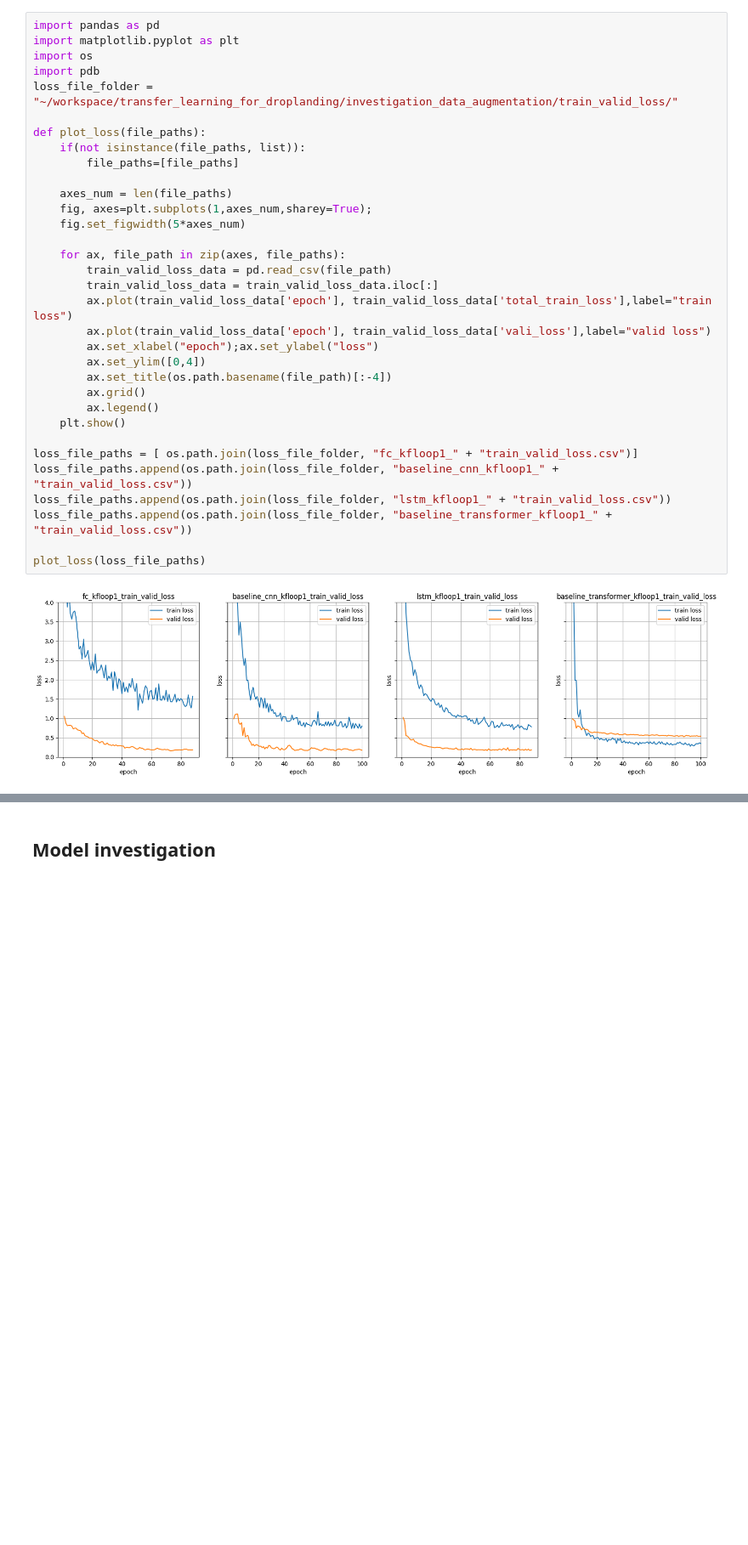
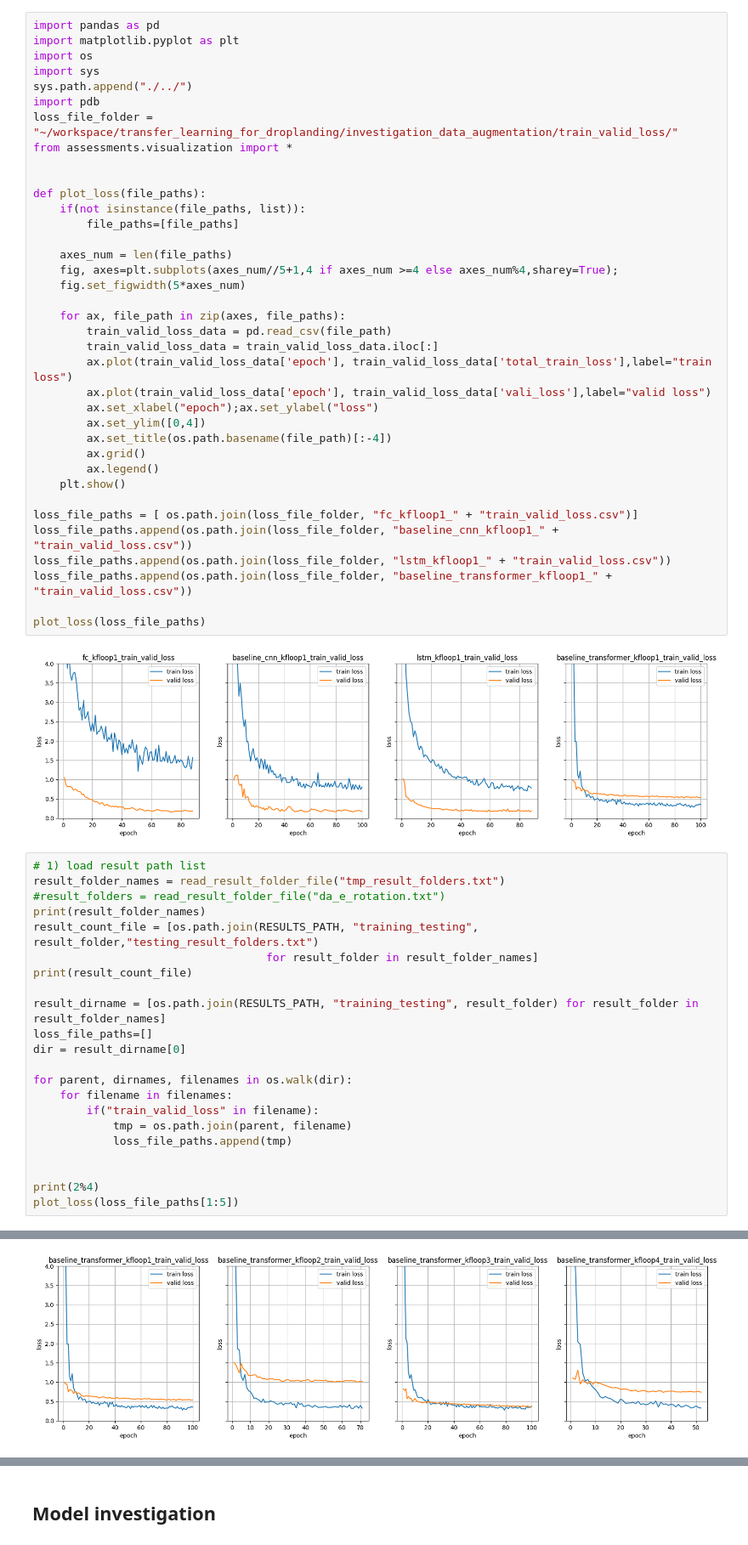
Before and after one commit to sunzhon/transfer_learning_for_droplanding, a Jupyter notebook: jupyter-lab/training_results_analysis.ipynb, the cells around one changed output, grey strips where cells are left out. Shown at 85% size. Drawn from its saved outputs; the diff is of its cells as text; blank space fills up the shorter version.

```diff
--- a/jupyter-lab/training_results_analysis.ipynb
+++ b/jupyter-lab/training_results_analysis.ipynb
@@ -4,15 +4,19 @@
 import pandas as pd
 import matplotlib.pyplot as plt
 import os
+import sys
+sys.path.append("./../")
 import pdb
 loss_file_folder = "~/workspace/transfer_learning_for_droplanding/investigation_data_augmentation/train_valid_loss/"
+from assessments.visualization import *
+
 
 def plot_loss(file_paths):
     if(not isinstance(file_paths, list)):
         file_paths=[file_paths]
 
     axes_num = len(file_paths)
-    fig, axes=plt.subplots(1,axes_num,sharey=True);
+    fig, axes=plt.subplots(axes_num//5+1,4 if axes_num >=4 else axes_num%4,sharey=True);
     fig.set_figwidth(5*axes_num)
 
     for ax, file_path in zip(axes, file_paths):
@@ -35,3 +39,26 @@ loss_file_paths.append(os.path.join(loss_file_folder, "baseline_transformer_kflo
 plot_loss(loss_file_paths)
 # %% [output]
 [figure]
+# %%
+# 1) load result path list
+result_folder_names = read_result_folder_file("tmp_result_folders.txt")
+#result_folders = read_result_folder_file("da_e_rotation.txt")
+print(result_folder_names)
+result_count_file = [os.path.join(RESULTS_PATH, "training_testing", result_folder,"testing_result_folders.txt")
+                                   for result_folder in result_folder_names]
+print(result_count_file)
+
+result_dirname = [os.path.join(RESULTS_PATH, "training_testing", result_folder) for result_folder in result_folder_names]
+loss_file_paths=[]
+dir = result_dirname[0]
+
+for parent, dirnames, filenames in os.walk(dir):
+    for filename in filenames:
+        if("train_valid_loss" in filename):
+            tmp = os.path.join(parent, filename)
+            loss_file_paths.append(tmp)
+
+
+print(2%4)
+plot_loss(loss_file_paths[1:5])
+# %% [output]
@@ -37,0 +68 @@ plot_loss(loss_file_paths)
+[figure, added]
```
Also changed, not shown: parts of 2 cells of this notebook, 4 other files.
